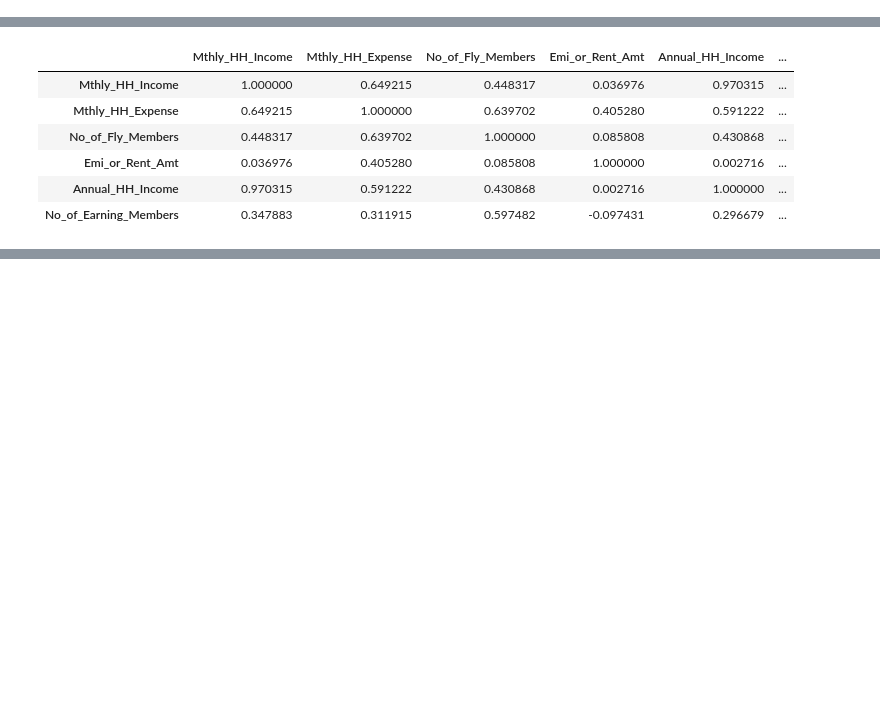
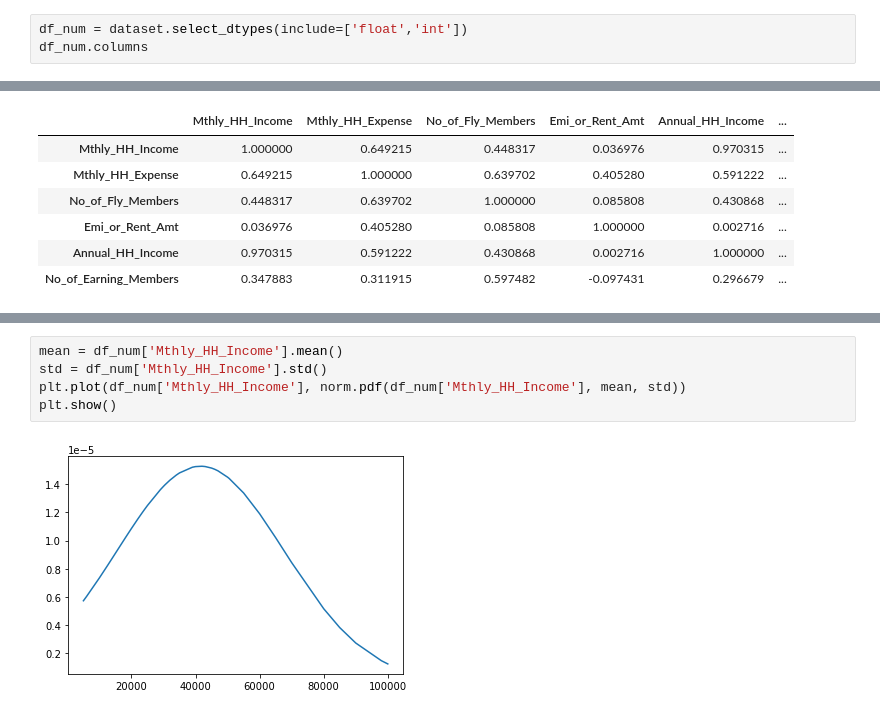
Before and after one commit to Vikas-Nimesh/innomatics-internship, a Jupyter notebook: Python/Descriptive Stats Task 7/Task - 7 (Descriptive Stats).ipynb, the cells around one changed output, grey strips where cells are left out. Cells and saved outputs as stored; diff of their text form; blank space fills up the shorter version.

```diff
--- a/Python/Descriptive Stats Task 7/Task - 7 (Descriptive Stats).ipynb
+++ b/Python/Descriptive Stats Task 7/Task - 7 (Descriptive Stats).ipynb
@@ -56,3 +92,6 @@ dtype: float64
 # %% [markdown]
 What is mode?<br>
 Mode is the value that appears most frequently in a data set.
+# %%
+df_num = dataset.select_dtypes(include=['float','int'])
+df_num.columns
@@ -136,0 +189,7 @@ dataset.corr()
+# %%
+mean = df_num['Mthly_HH_Income'].mean()
+std = df_num['Mthly_HH_Income'].std()
+plt.plot(df_num['Mthly_HH_Income'], norm.pdf(df_num['Mthly_HH_Income'], mean, std))
+plt.show()
+# %% [output]
+[figure, added]
```
Also changed, not shown: parts of 32 cells of this notebook.
